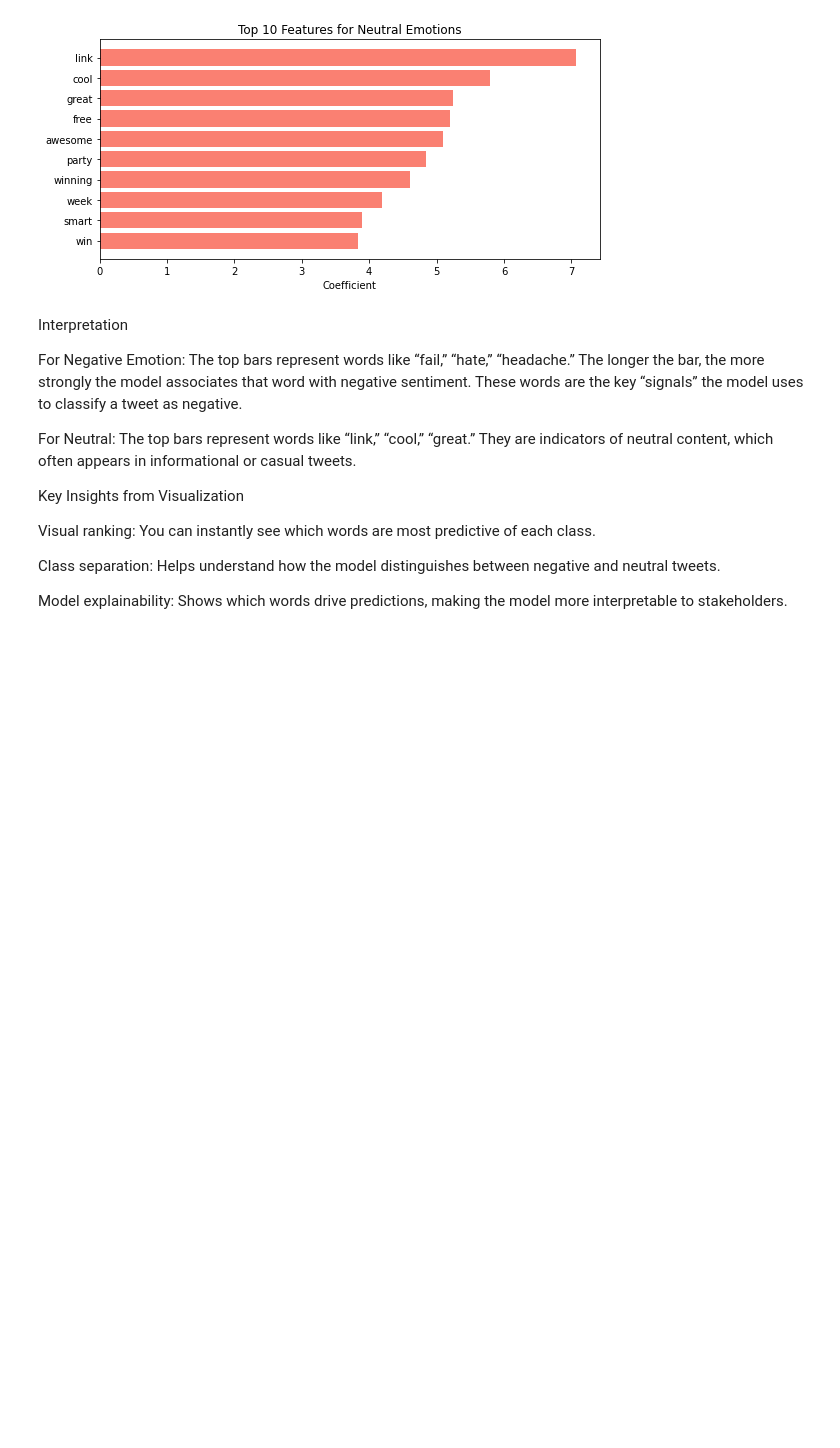
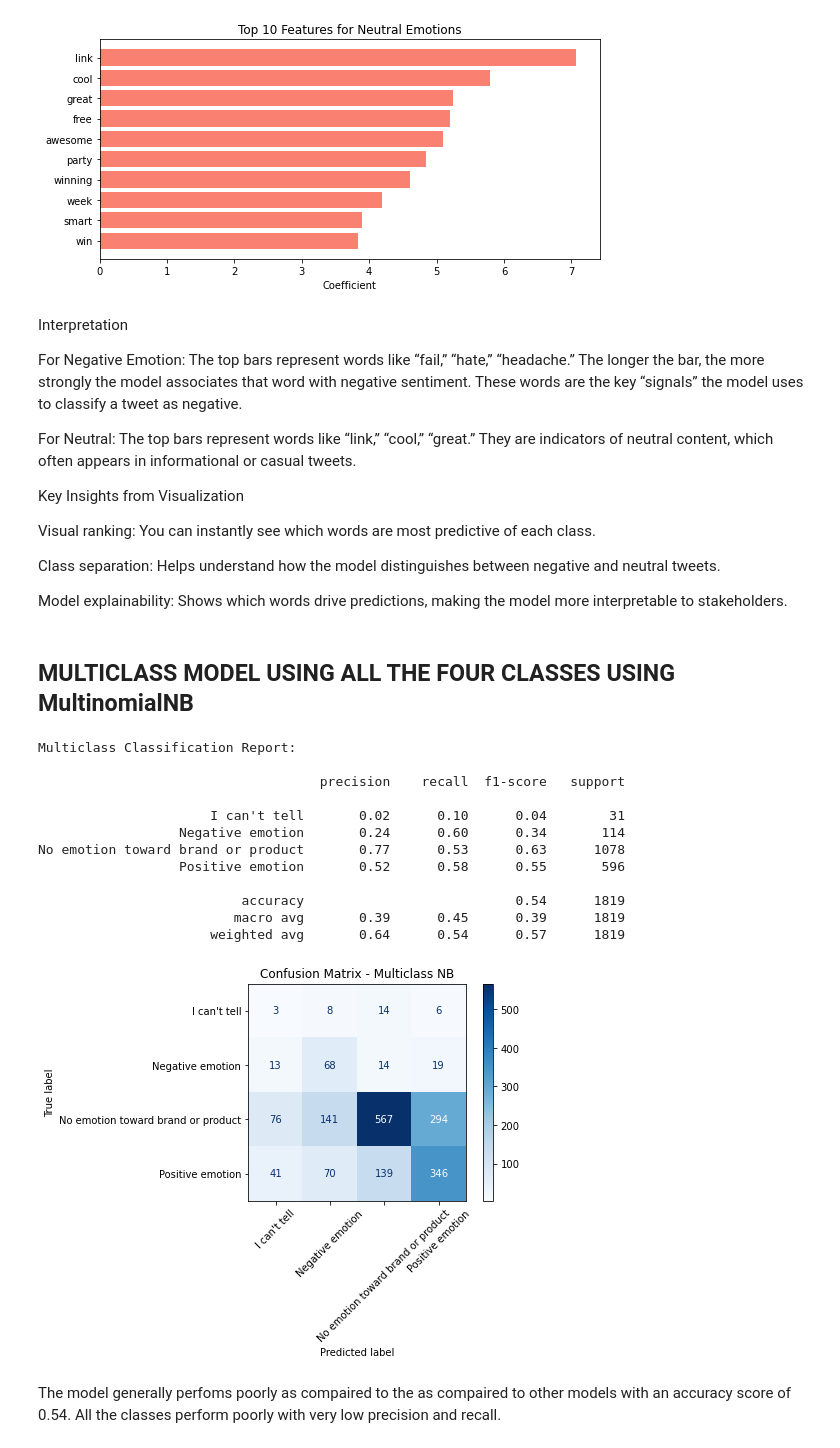
Before and after one commit to KaiFa254/Group_3_NLP_Project_Phase4, a Jupyter notebook: NLP.ipynb, the cells around one changed output. Cells and saved outputs as stored; diff of their text form; code cells hidden in the pictures; blank space fills up the shorter version.

Commit message:
Multiclass model

```diff
--- a/NLP.ipynb
+++ b/NLP.ipynb
@@ -737,3 +737,65 @@ Visual ranking: You can instantly see which words are most predictive of each cl
 Class separation: Helps understand how the model distinguishes between negative and neutral tweets.
 
 Model explainability: Shows which words drive predictions, making the model more interpretable to stakeholders.
+# %% [markdown]
+## MULTICLASS MODEL USING ALL THE FOUR CLASSES USING MultinomialNB
+# %%
+# Add cleaned text column to the full df
+df['cleaned_tweet'] = df['tweet_text'].apply(clean_text)
+
+# Features and target for multiclass
+X_multi = df['cleaned_tweet']
+y_multi = df['is_there_an_emotion_directed_at_a_brand_or_product']
+
+# Encode target labels
+le_multi = LabelEncoder()
+y_multi_enc = le_multi.fit_transform(y_multi)
+
+# Train-test split (stratified to preserve class balance)
+X_train_m, X_test_m, y_train_m, y_test_m = train_test_split(
+    X_multi, y_multi_enc, test_size=0.2, random_state=42, stratify=y_multi_enc
+)
+
+# Pipeline: TF-IDF → Oversampling → Naive Bayes
+pipeline_multi = ImbPipeline([
+    ("tfidf", TfidfVectorizer(max_features=5000, ngram_range=(1, 2))),
+    ("oversample", RandomOverSampler(random_state=42)),
+    ("clf", MultinomialNB())
+])
+
+# Fit model
+pipeline_multi.fit(X_train_m, y_train_m)
+
+# Predictions
+y_pred_multi = pipeline_multi.predict(X_test_m)
+
+# Evaluation report
+print("\nMulticlass Classification Report:\n")
+print(classification_report(y_test_m, y_pred_multi, target_names=le_multi.classes_))
+
+# -----------------------------
+# Confusion Matrix Visualization
+# -----------------------------
+cm = confusion_matrix(y_test_m, y_pred_multi)
+disp = ConfusionMatrixDisplay(confusion_matrix=cm, display_labels=le_multi.classes_)
+disp.plot(cmap="Blues", xticks_rotation=45)
+plt.title("Confusion Matrix - Multiclass NB")
+plt.show()
+# %% [output]
+Multiclass Classification Report:
+
+                                    precision    recall  f1-score   support
+
+                      I can't tell       0.02      0.10      0.04        31
+                  Negative emotion       0.24      0.60      0.34       114
+No emotion toward brand or product       0.77      0.53      0.63      1078
+                  Positive emotion       0.52      0.58      0.55       596
+
+                          accuracy                           0.54      1819
+                         macro avg       0.39      0.45      0.39      1819
+                      weighted avg       0.64      0.54      0.57      1819
+[figure, added]
+# %% [markdown]
+
+The model generally perfoms poorly as compaired to the as compaired to other models with an accuracy score of 0.54.
+All the classes perform poorly with very low precision and recall.
```
Also changed, not shown: parts of 2 cells of this notebook.
